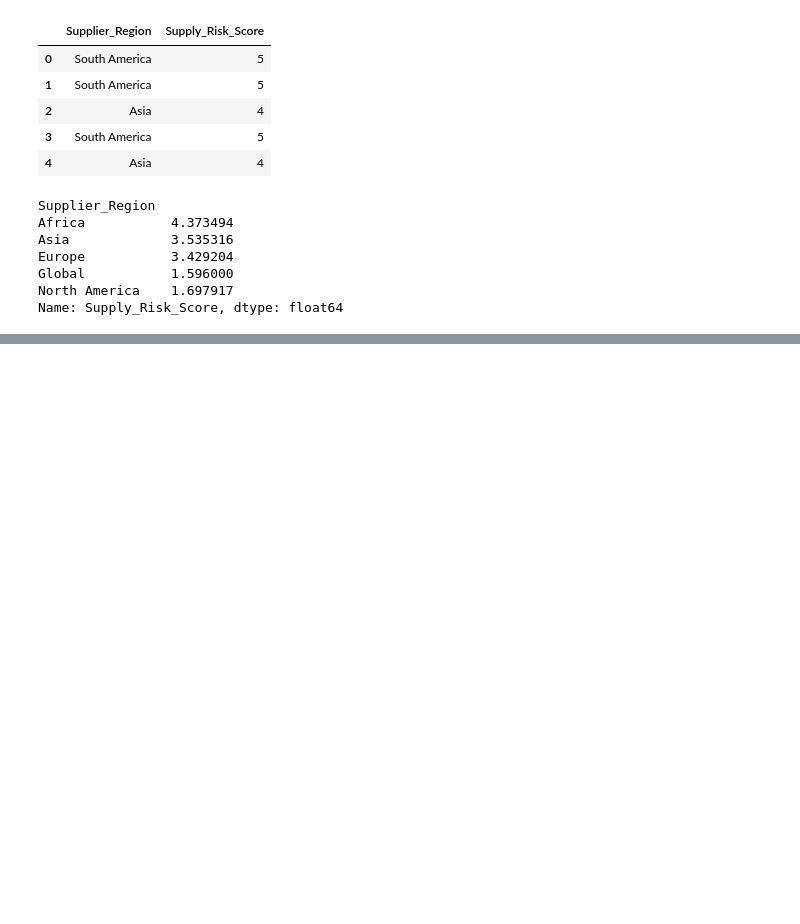
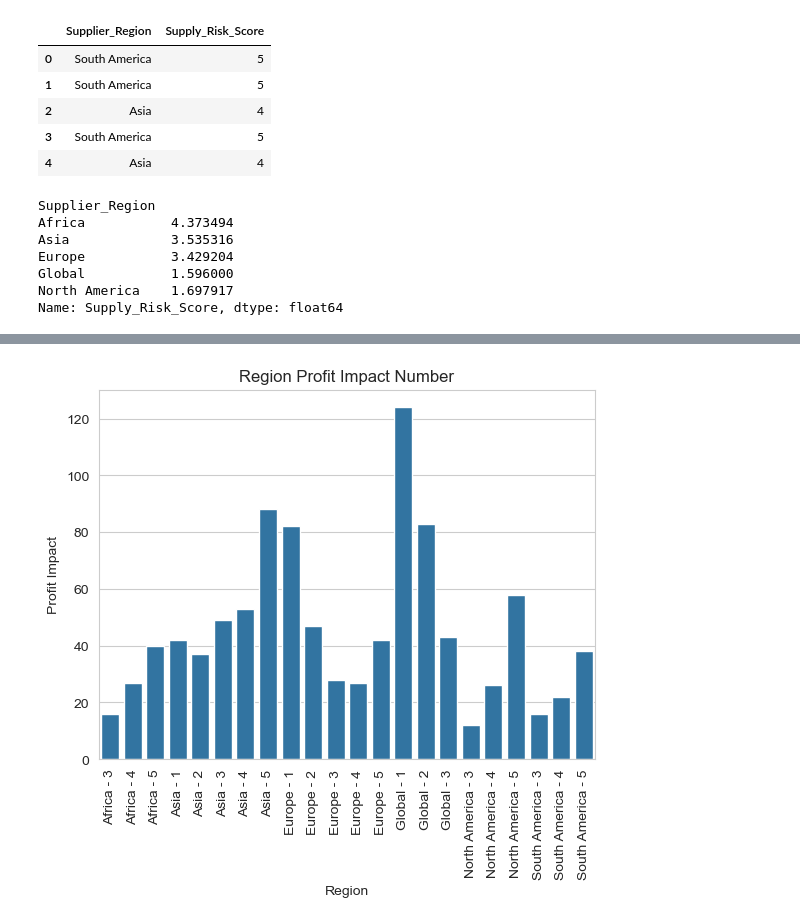
Before and after one commit to GrabarzVIII/kraljic_matrix_dataset_analisys, a Jupyter notebook: kraljic_matrix.ipynb, the cells around one changed output, grey strips where cells are left out. Saved outputs shown, nothing was run; the diff lists cells and outputs as text; code cells hidden in the pictures; blank space fills up the shorter version.

```diff
--- a/kraljic_matrix.ipynb
+++ b/kraljic_matrix.ipynb
@@ -291,0 +316,3 @@ plt.show()
+# %%
+profit_impact_df_gb = profit_impact_df_gb.to_frame()
+profit_impact_df_gb.head()
@@ -291,0 +327,3 @@ plt.show()
+# %%
+profit_impact_df_gb.reset_index(inplace=True)
+profit_impact_df_gb.head()
@@ -291,0 +337,3 @@ plt.show()
+# %%
+profit_impact_df_gb['Profit_Impact_Score'] = profit_impact_df_gb['Profit_Impact_Score'].astype('object')
+profit_impact_df_gb.info()
@@ -291,0 +351,6 @@ plt.show()
+# %%
+profit_impact_df_gb['Combine_Index'] = profit_impact_df_gb['Supplier_Region'].astype(str) + ' - ' + profit_impact_df_gb['Profit_Impact_Score'].astype(str)
+
+profit_impact_df_gb.set_index('Combine_Index',inplace=True)
+
+profit_impact_df_gb.index
@@ -291,0 +365,15 @@ plt.show()
+# %%
+ax = sns.barplot(
+                x=profit_impact_df_gb.index
+                ,y=profit_impact_df_gb['Region_Profit_Impact_Number']
+                )
+
+plt.title('Region Profit Impact Number')
+plt.xlabel('Region')
+plt.ylabel('Profit Impact')
+
+plt.xticks(rotation=90)
+
+plt.show()
+# %% [output]
+[figure, added]
```
Also changed, not shown: parts of 18 cells of this notebook.
